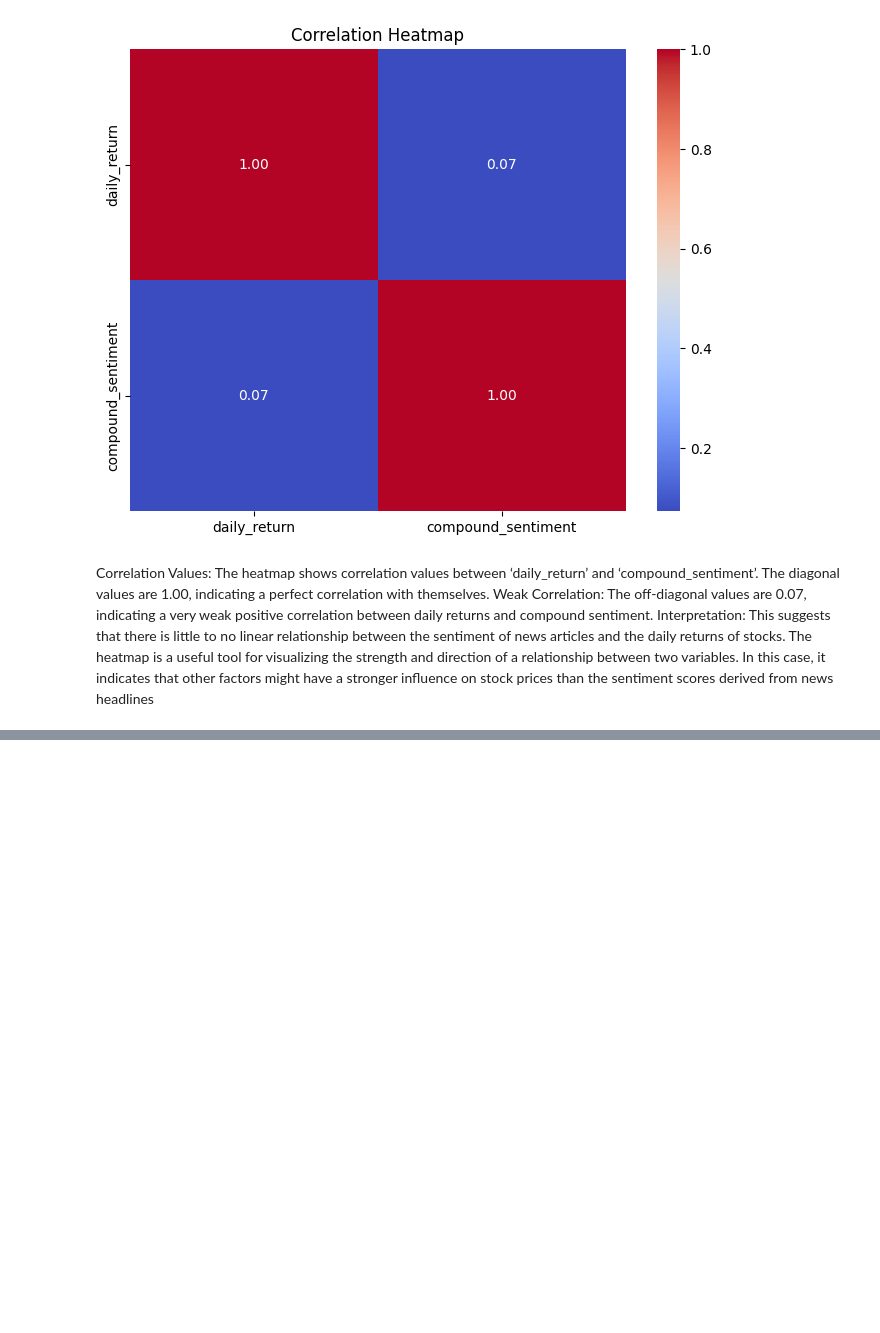
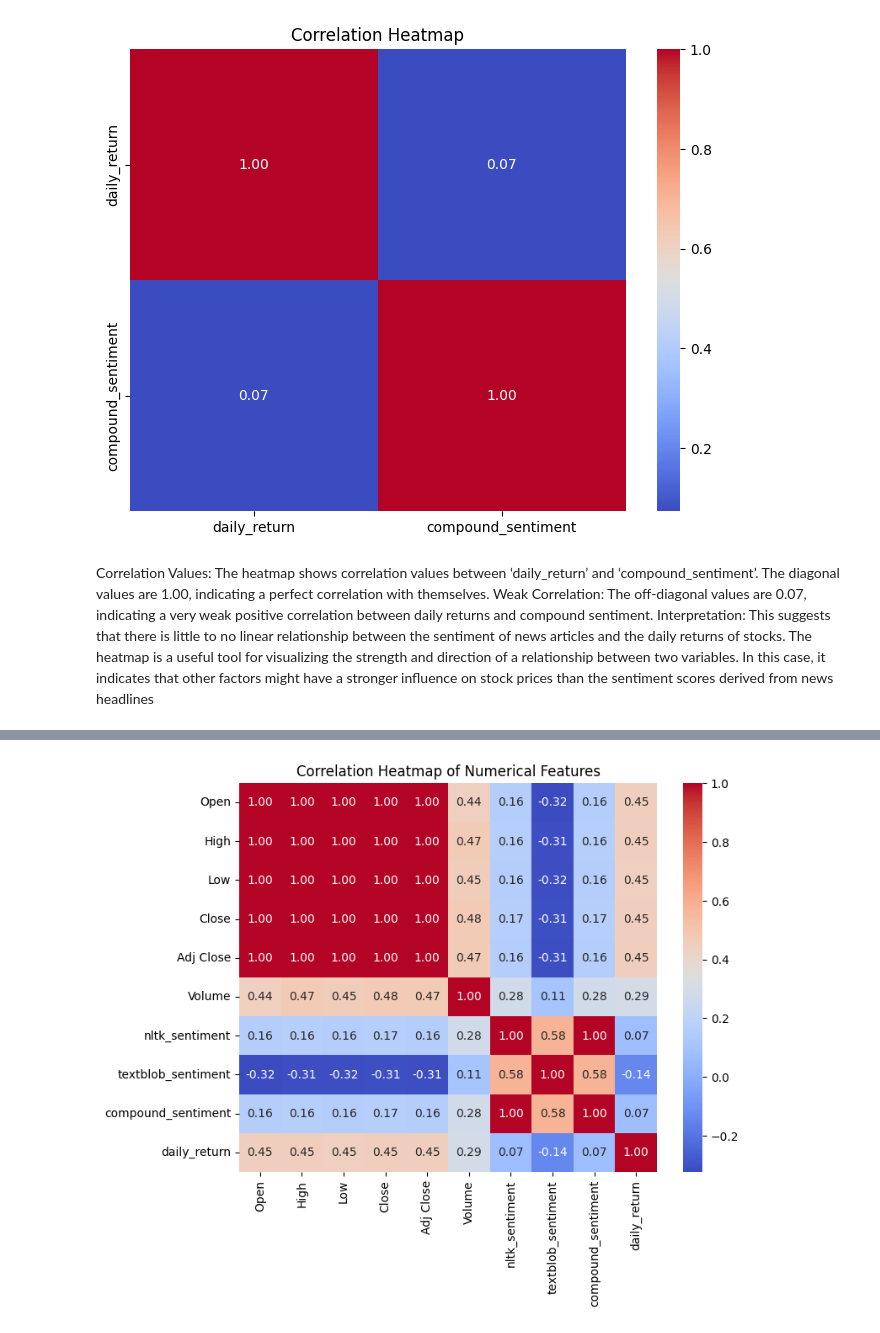
Before and after one commit to Endework/Nova-Financial-Solutions, a Jupyter notebook: notebooks/Task4.ipynb, the cells around one changed output, grey strips where cells are left out. Saved outputs shown, nothing was run; the diff lists cells and outputs as text; code cells hidden in the pictures; blank space fills up the shorter version.

```diff
--- a/notebooks/Task4.ipynb
+++ b/notebooks/Task4.ipynb
@@ -391,0 +421,17 @@ The heatmap is a useful tool for visualizing the strength and direction of a rel
+# %%
+# Extract 'compound' sentiment score from the dictionary
+filtered_data['nltk_sentiment'] = filtered_data['nltk_sentiment'].apply(lambda x: x['compound'])
+
+# Convert 'nltk_sentiment' column to float64
+filtered_data['nltk_sentiment'] = filtered_data['nltk_sentiment'].astype(float)
+
+# Compute correlation matrix
+correlation_matrix = filtered_data[['Open', 'High', 'Low', 'Close', 'Adj Close', 'Volume', 'nltk_sentiment', 'textblob_sentiment', 'compound_sentiment', 'daily_return']].corr()
+
+# Plot correlation heatmap
+plt.figure(figsize=(8, 6))
+sns.heatmap(correlation_matrix, annot=True, cmap='coolwarm', fmt=".2f")
+plt.title('Correlation Heatmap of Numerical Features')
+plt.show()
+# %% [output]
+[figure, added]
```
Also changed, not shown: parts of 2 cells of this notebook.
